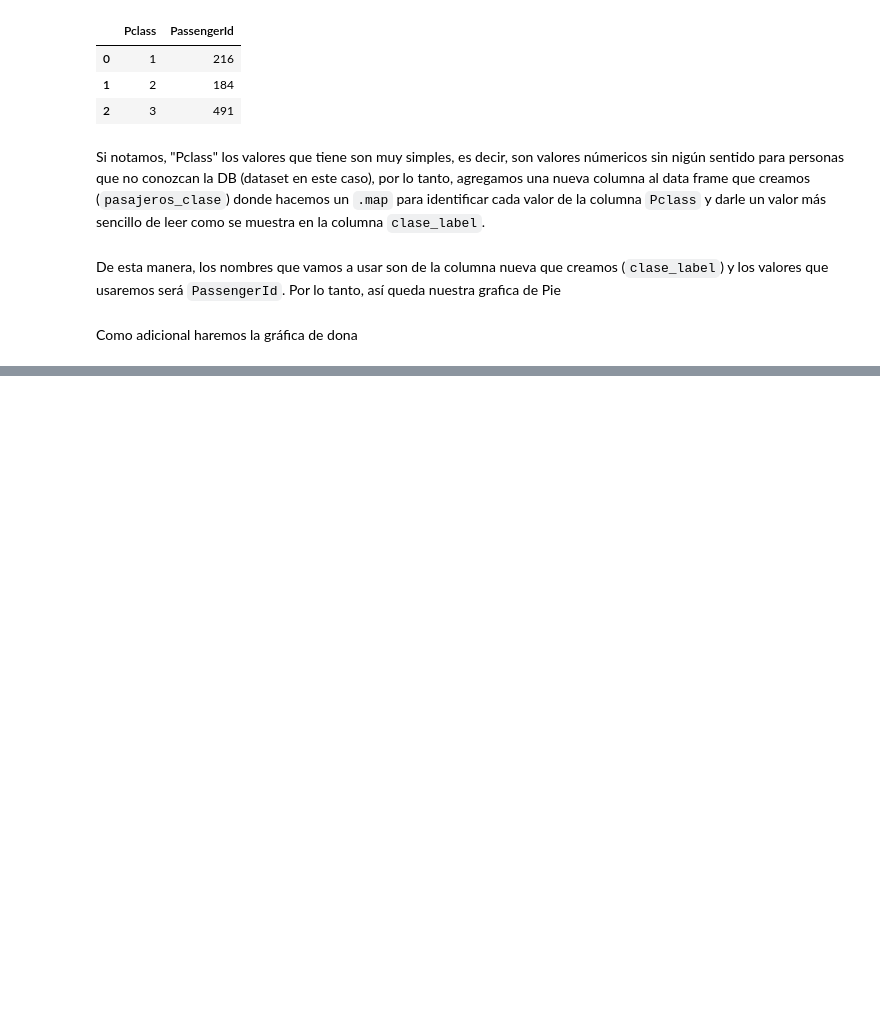
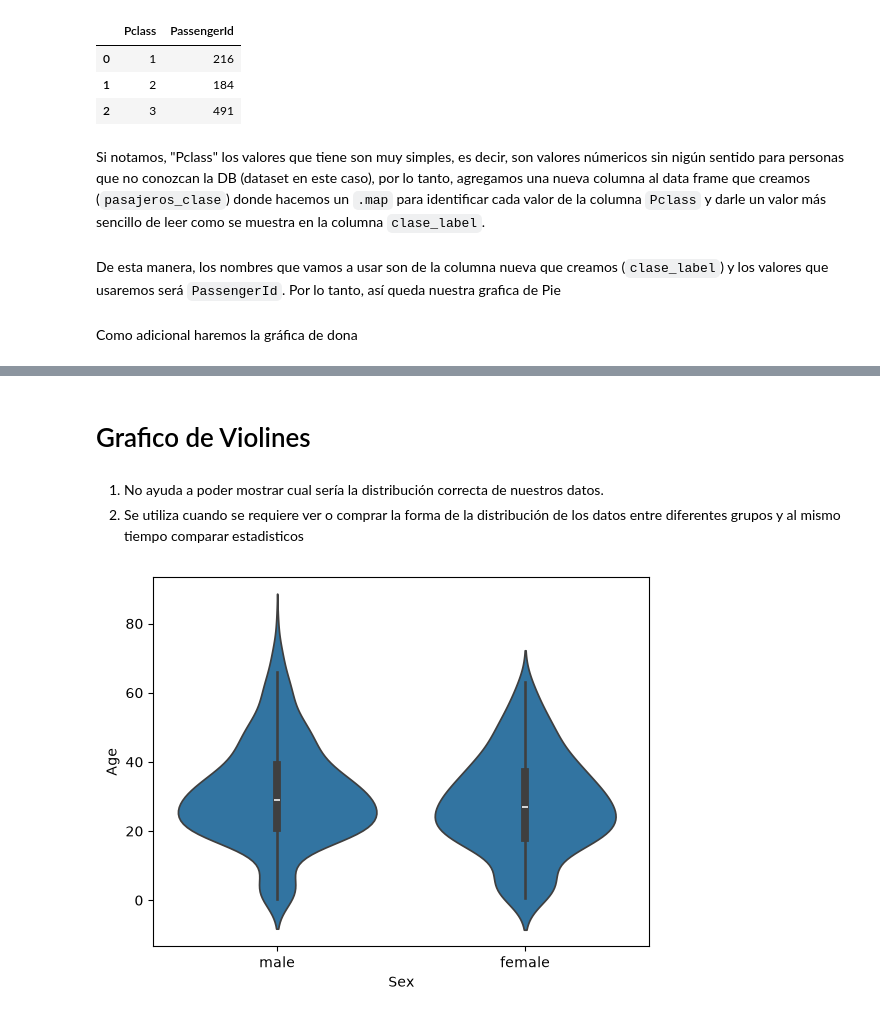
Before and after one commit to Agllpz73/Analisis-de-Datos-Curso, a Jupyter notebook: Visualizaciones/cuaderno_visualizaciones.ipynb, the cells around one changed output, grey strips where cells are left out. Saved outputs shown, nothing was run; the diff lists cells and outputs as text; code cells hidden in the pictures; blank space fills up the shorter version.

Commit message:
Update: Grafico de Violines

```diff
--- a/Visualizaciones/cuaderno_visualizaciones.ipynb
+++ b/Visualizaciones/cuaderno_visualizaciones.ipynb
@@ -186,0 +253,15 @@ figura_clase.show()
+# %% [markdown]
+# Grafico de Violines
+# %% [markdown]
+1. No ayuda a poder mostrar cual sería la distribución correcta de nuestros datos.
+2. Se utiliza cuando se requiere ver o comprar la forma de la distribución de los datos entre diferentes grupos y al mismo tiempo comparar estadisticos
+# %%
+sns.violinplot(
+    df_cajones,
+    x = 'Sex',
+    y = 'Age'
+)
+
+plt.show()
+# %% [output]
+[figure, added]
```
Also changed, not shown: parts of 10 cells of this notebook.
